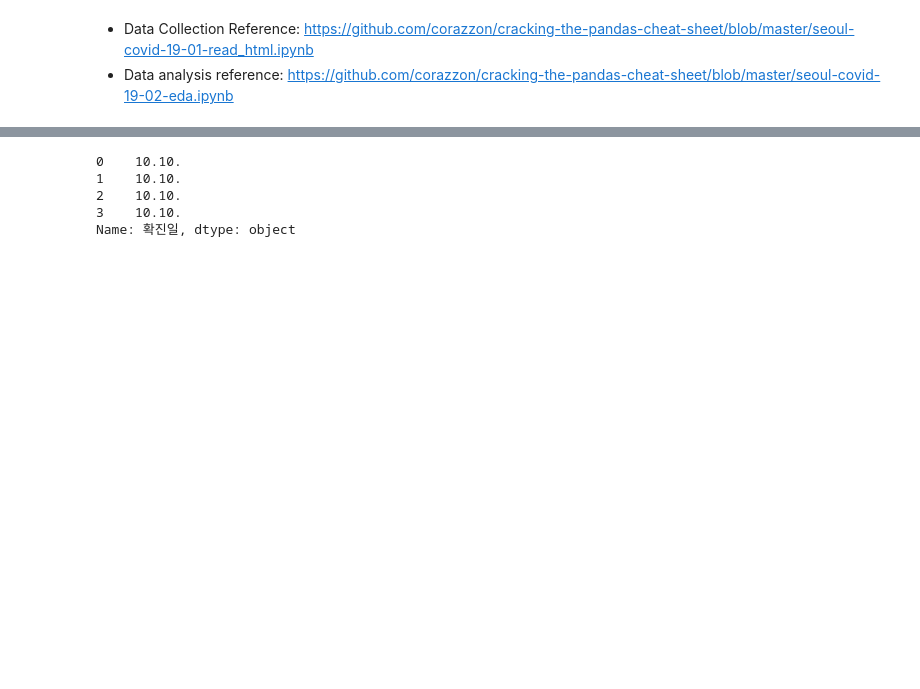
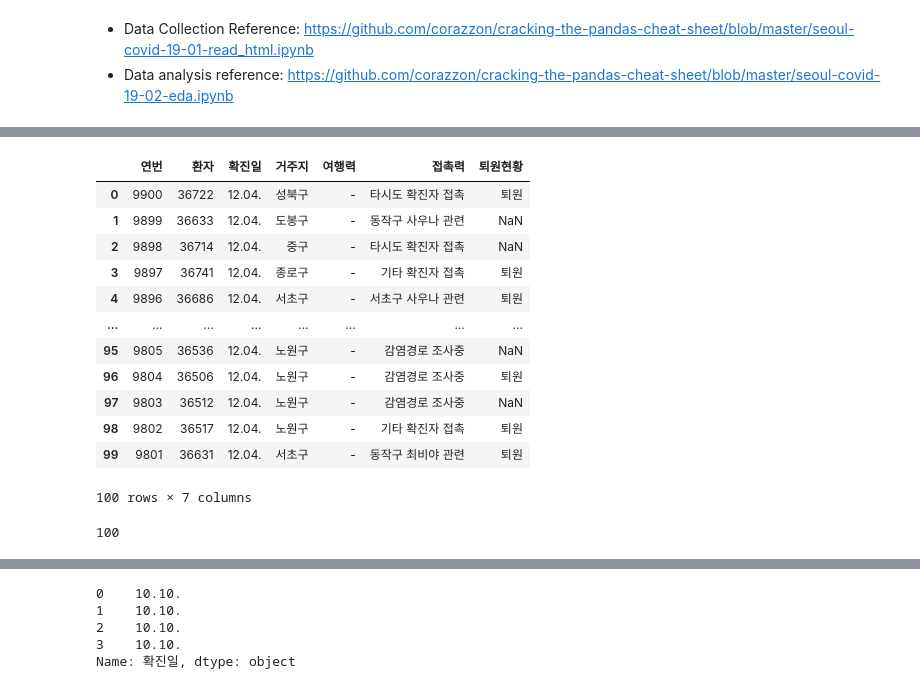
Before and after one commit to snoop2head/covid19_unknown_spread, a Jupyter notebook: track_unknown_paths.ipynb, the cells around one changed output, grey strips where cells are left out. Cells and saved outputs as stored; diff of their text form; code cells hidden in the pictures; blank space fills up the shorter version.

```diff
--- a/track_unknown_paths.ipynb
+++ b/track_unknown_paths.ipynb
@@ -74,0 +241,31 @@ df.head()
+# %%
+tables = pd.read_html(driver.page_source)
+
+for table in tables:
+    if "연번" in table:
+        list_patient_data_100.append(table)
+
+display(list_patient_data_100[-1])
+list_patient_data_total.append(list_patient_data_100[-1])
+# %% [output]
+|  | 연번 | 환자 | 확진일 | 거주지 | 여행력 | 접촉력 | 퇴원현황 |
+| 0 | 9900 | 36722 | 12.04. | 성북구 | - | 타시도 확진자 접촉 | 퇴원 |
+| 1 | 9899 | 36633 | 12.04. | 도봉구 | - | 동작구 사우나 관련 | NaN |
+| 2 | 9898 | 36714 | 12.04. | 중구 | - | 타시도 확진자 접촉 | NaN |
+| 3 | 9897 | 36741 | 12.04. | 종로구 | - | 기타 확진자 접촉 | 퇴원 |
+| 4 | 9896 | 36686 | 12.04. | 서초구 | - | 서초구 사우나 관련 | 퇴원 |
+| ... | ... | ... | ... | ... | ... | ... | ... |
+| 95 | 9805 | 36536 | 12.04. | 노원구 | - | 감염경로 조사중 | NaN |
+| 96 | 9804 | 36506 | 12.04. | 노원구 | - | 감염경로 조사중 | 퇴원 |
+| 97 | 9803 | 36512 | 12.04. | 노원구 | - | 감염경로 조사중 | NaN |
+| 98 | 9802 | 36517 | 12.04. | 노원구 | - | 기타 확진자 접촉 | 퇴원 |
+| 99 | 9801 | 36631 | 12.04. | 서초구 | - | 동작구 최비야 관련 | 퇴원 |
+100 rows × 7 columns
+# %%
+# get the last page as index range
+button_last_page_2 = driver.find_element_by_xpath('/html/body/div[2]/div[2]/div[2]/div/div[9]/div[2]/div[3]/div[3]/div/div[2]/div[5]/span/a[6]')
+str_last_index = button_last_page_2.text
+int_last_index = int(str_last_index)
+int_last_index
+# %% [output]
+100
```
Also changed, not shown: parts of 32 cells of this notebook, 4 other files.
